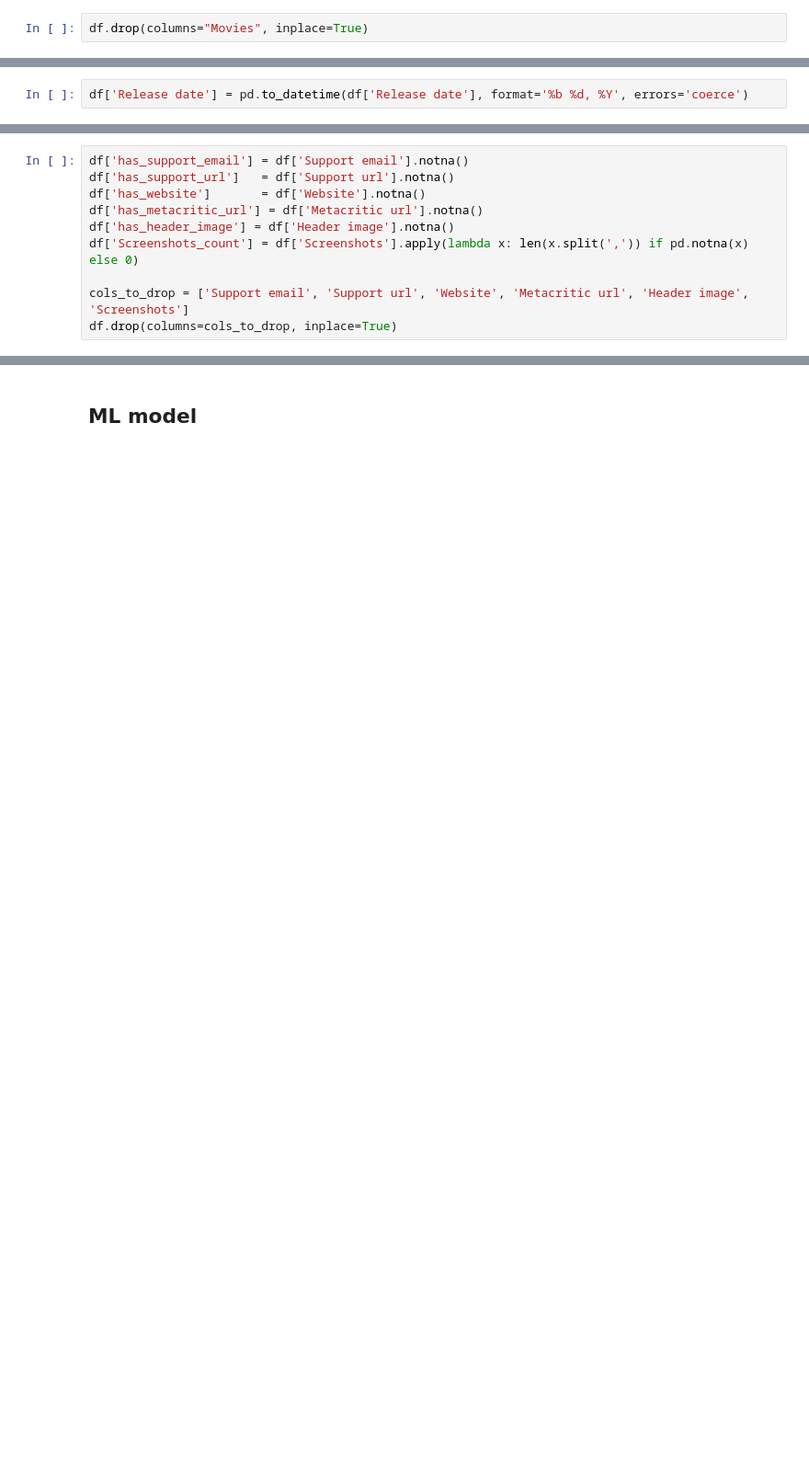
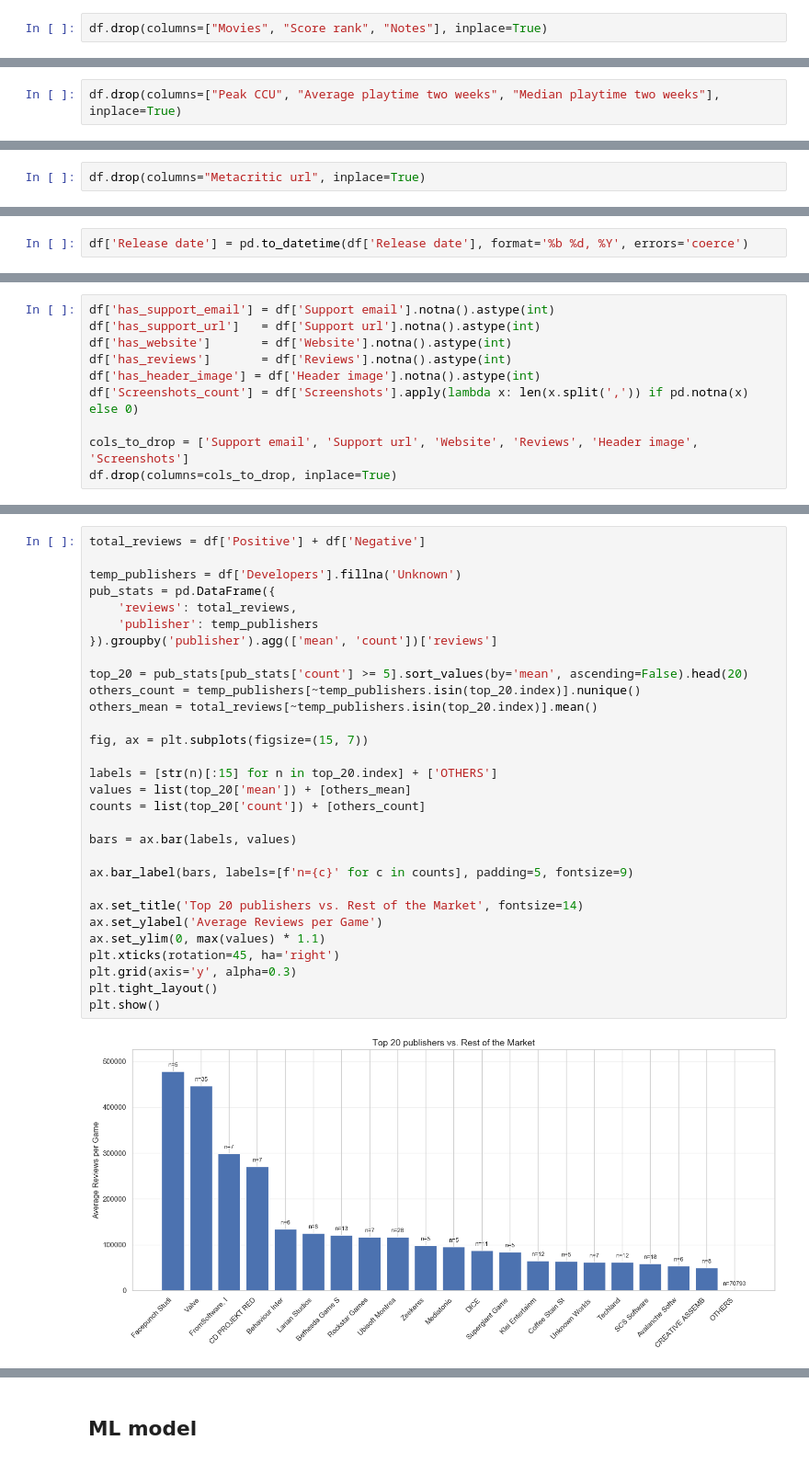
Before and after one commit to martastn/steam-games-dataset-analysis, a Jupyter notebook: main.ipynb, the cells around one changed output, grey strips where cells are left out. Shown at 92% size. Drawn from its saved outputs; the diff is of its cells as text; blank space fills up the shorter version.

```diff
--- a/main.ipynb
+++ b/main.ipynb
@@ -92,2 +153,2 @@ memory usage: 34.0+ MB
 # %%
-df.drop(columns="Movies", inplace=True)
+df.drop(columns=["Movies", "Score rank", "Notes"], inplace=True)
@@ -93,0 +157,2 @@ df.drop(columns="Movies", inplace=True)
+# %%
+df.drop(columns=["Peak CCU", "Average playtime two weeks", "Median playtime two weeks"], inplace=True)
@@ -93,0 +178,2 @@ df.drop(columns="Movies", inplace=True)
+# %%
+df.drop(columns="Metacritic url", inplace=True)
@@ -96,10 +206,10 @@ df['Release date'] = pd.to_datetime(df['Release date'], format='%b %d, %Y', erro
 # %%
-df['has_support_email'] = df['Support email'].notna()
-df['has_support_url']   = df['Support url'].notna()
-df['has_website']       = df['Website'].notna()
-df['has_metacritic_url'] = df['Metacritic url'].notna()
-df['has_header_image'] = df['Header image'].notna()
+df['has_support_email'] = df['Support email'].notna().astype(int)
+df['has_support_url']   = df['Support url'].notna().astype(int)
+df['has_website']       = df['Website'].notna().astype(int)
+df['has_reviews']       = df['Reviews'].notna().astype(int)
+df['has_header_image'] = df['Header image'].notna().astype(int)
 df['Screenshots_count'] = df['Screenshots'].apply(lambda x: len(x.split(',')) if pd.notna(x) else 0)
 
-cols_to_drop = ['Support email', 'Support url', 'Website', 'Metacritic url', 'Header image', 'Screenshots']
+cols_to_drop = ['Support email', 'Support url', 'Website', 'Reviews', 'Header image', 'Screenshots']
 df.drop(columns=cols_to_drop, inplace=True)
@@ -107,0 +224,32 @@ df.drop(columns=cols_to_drop, inplace=True)
+# %%
+total_reviews = df['Positive'] + df['Negative']
+
+temp_publishers = df['Developers'].fillna('Unknown')
+pub_stats = pd.DataFrame({
+    'reviews': total_reviews,
+    'publisher': temp_publishers
+}).groupby('publisher').agg(['mean', 'count'])['reviews']
+
+top_20 = pub_stats[pub_stats['count'] >= 5].sort_values(by='mean', ascending=False).head(20)
+others_count = temp_publishers[~temp_publishers.isin(top_20.index)].nunique()
+others_mean = total_reviews[~temp_publishers.isin(top_20.index)].mean()
+
+fig, ax = plt.subplots(figsize=(15, 7))
+
+labels = [str(n)[:15] for n in top_20.index] + ['OTHERS']
+values = list(top_20['mean']) + [others_mean]
+counts = list(top_20['count']) + [others_count]
+
+bars = ax.bar(labels, values)
+
+ax.bar_label(bars, labels=[f'n={c}' for c in counts], padding=5, fontsize=9)
+
+ax.set_title('Top 20 publishers vs. Rest of the Market', fontsize=14)
+ax.set_ylabel('Average Reviews per Game')
+ax.set_ylim(0, max(values) * 1.1)
+plt.xticks(rotation=45, ha='right')
+plt.grid(axis='y', alpha=0.3)
+plt.tight_layout()
+plt.show()
+# %% [output]
+[figure, added]
```
Also changed, not shown: parts of 85 cells of this notebook.
